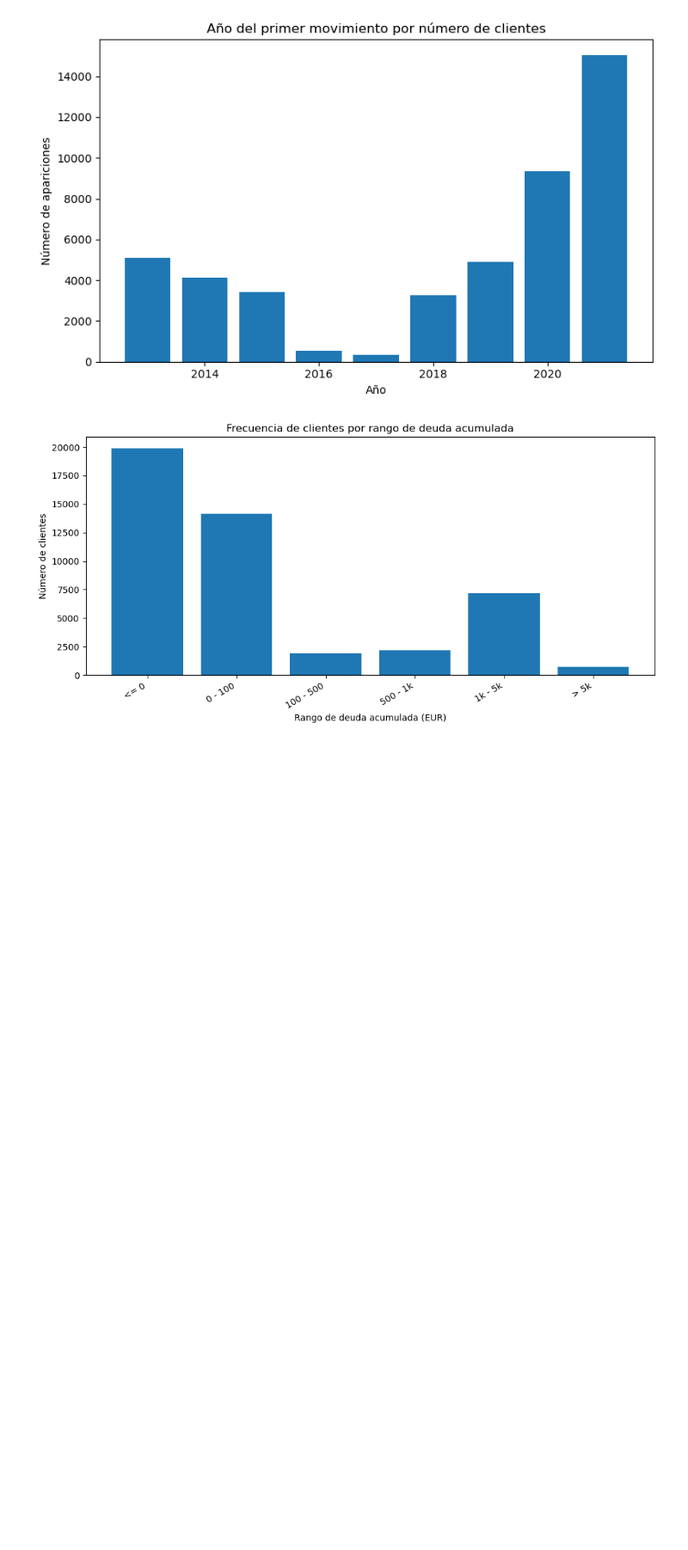
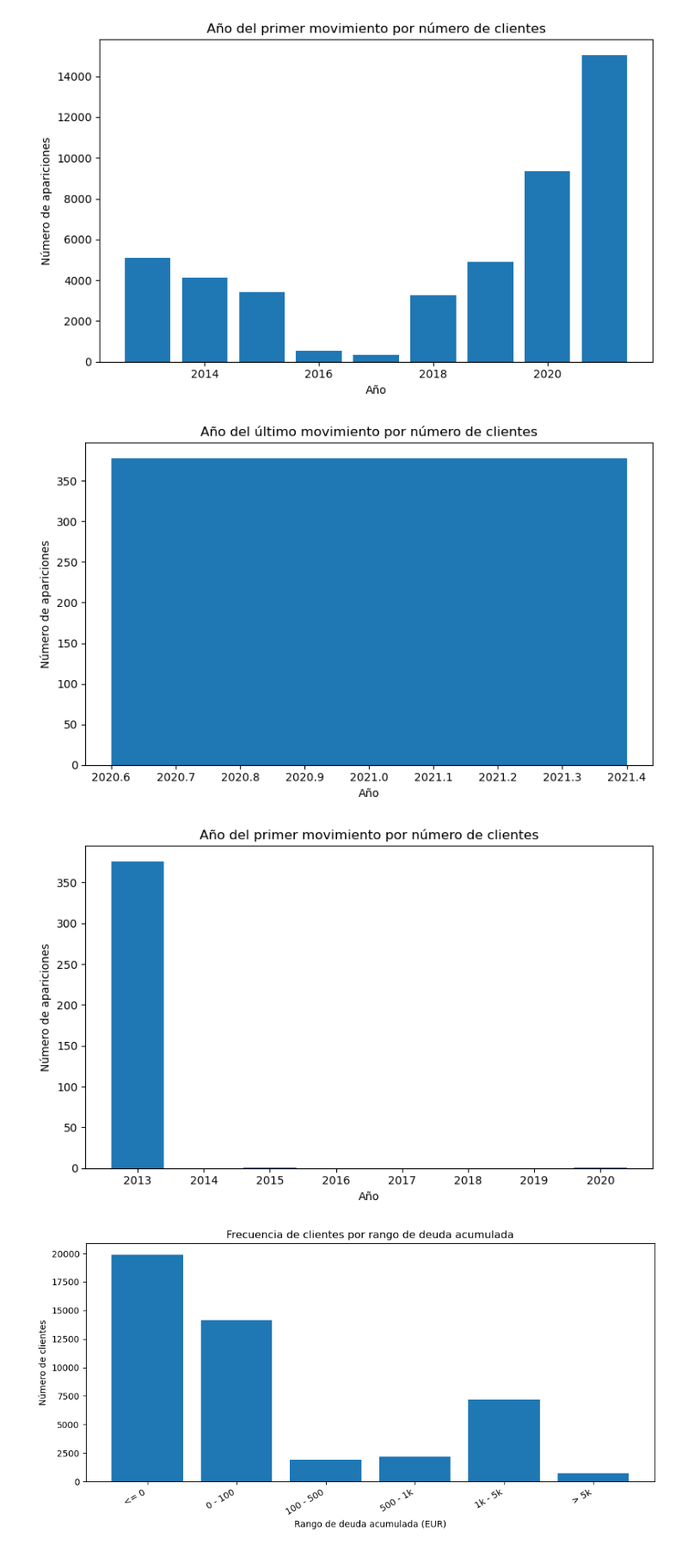
Before and after one commit to Jobo136/FinPlusAnalytics_JohnVonFumann, a Jupyter notebook: notebooks/metricas.ipynb, the cells around one changed output. Shown at 86% size. Cells and saved outputs as stored; diff of their text form; code cells hidden in the pictures; blank space fills up the shorter version.

Commit message:
Cambio Metricas, añadimos clientes fugados

```diff
--- a/notebooks/metricas.ipynb
+++ b/notebooks/metricas.ipynb
@@ -11,6 +11,9 @@ spark = SparkSession.builder \
 
 clientes_df = spark.read.parquet("/home/jovyan/work/data/CLIENTS", header=True, inferSchema=True)
 behavioural_df = spark.read.parquet("/home/jovyan/work/data/BEHAVIOURAL", header=True, inferSchema=True)
+
+only_clientes_df = spark.read.parquet("/home/jovyan/work/data/solo_cli", header=True, inferSchema=True)
+only_behavioural_df = spark.read.parquet("/home/jovyan/work/data/solo_beh", header=True, inferSchema=True)
 # %%
 behavioural_df
 # %% [output]
@@ -974,6 +977,37 @@ plt.show()
 # %% [output]
 [figure]
 [figure]
+# %%
+#Año del primer movimiento y año del último movimiento de cada cliente
+
+w_orderClients_lastMove = Window.partitionBy("CLIENT_ID").orderBy(F.col("DATE").desc())
+df_filterd_lastMove = only_behavioural_df.withColumn("row_num", F.row_number().over(w_orderClients_lastMove)).filter(F.col("row_num")==1).drop("row_num")
+df_count_lastMove = df_filterd_lastMove.withColumn("YEAR", F.year("DATE")).groupBy("YEAR").count().orderBy("YEAR")
+pdf_lastMove = df_count_lastMove.toPandas()
+
+w_orderClients_firstMove = Window.partitionBy("CLIENT_ID").orderBy(F.col("DATE").asc())
+df_filterd_firstMove = only_behavioural_df.withColumn("row_num", F.row_number().over(w_orderClients_firstMove)).filter(F.col("row_num")==1).drop("row_num")
+df_count_firstMove = df_filterd_firstMove.withColumn("YEAR", F.year("DATE")).groupBy("YEAR").count().orderBy("YEAR")
+pdf_firstMove = df_count_firstMove.toPandas()
+
+plt.figure(figsize=(8,5))
+plt.bar(pdf_lastMove["YEAR"], pdf_lastMove["count"])   # ❗ No se especifican colores
+plt.xlabel("Año")
+plt.ylabel("Número de apariciones")
+plt.title("Año del último movimiento por número de clientes")
+plt.tight_layout()
+plt.show()
+
+plt.figure(figsize=(8,5))
+plt.bar(pdf_firstMove["YEAR"], pdf_firstMove["count"])   # ❗ No se especifican colores
+plt.xlabel("Año")
+plt.ylabel("Número de apariciones")
+plt.title("Año del primer movimiento por número de clientes")
+plt.tight_layout()
+plt.show()
+# %% [output]
+[figure, added]
+[figure, added]
 # %%
 # 1) Ventanas
 w = Window.partitionBy("CLIENT_ID").orderBy(F.to_date("DATE", "dd/MM/yyyy")) \
```
Also changed, not shown: parts of 5 cells of this notebook.
